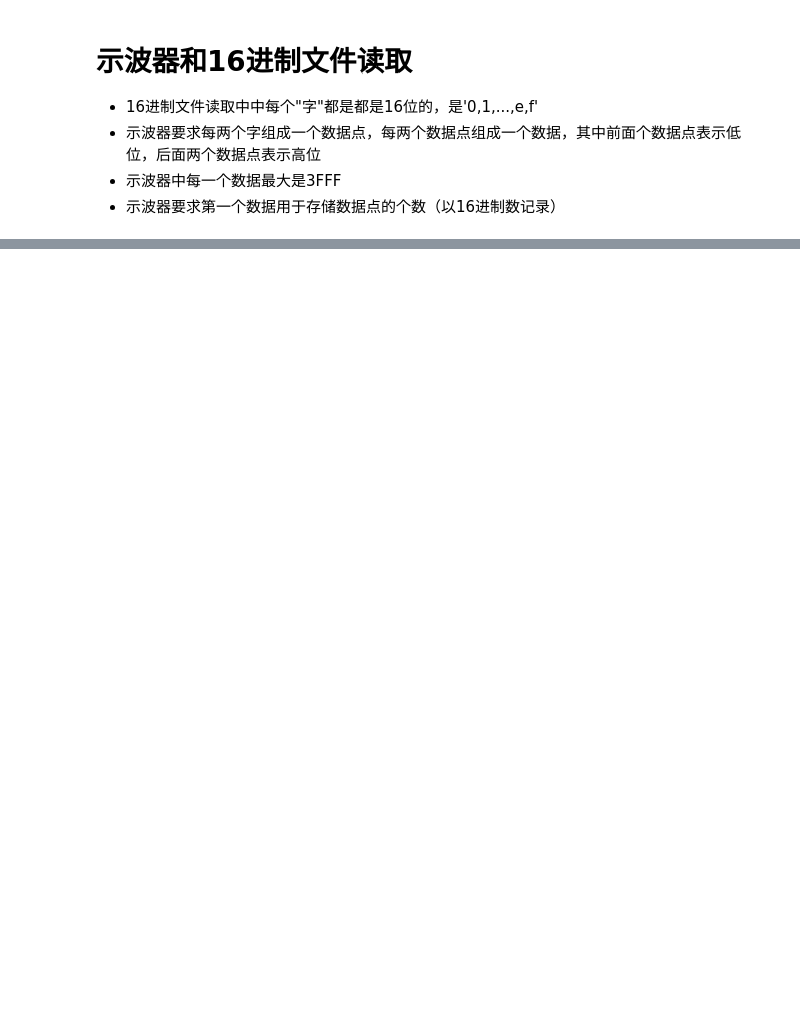
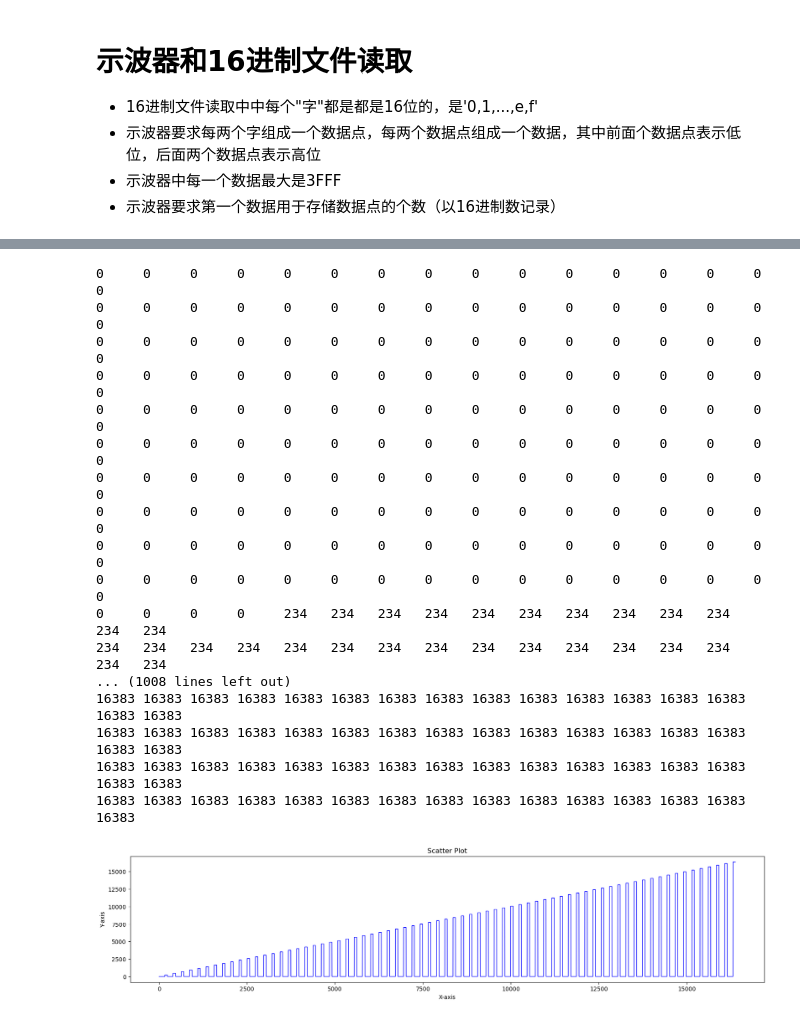
Before and after one commit to Xuanyiyiren/Oscilloscope-waveform-editing, a Jupyter notebook: 波形编辑.ipynb, the cells around one changed output, grey strips where cells are left out. Saved outputs shown, nothing was run; the diff lists cells and outputs as text; code cells hidden in the pictures; blank space fills up the shorter version.

```diff
--- a/波形编辑.ipynb
+++ b/波形编辑.ipynb
@@ -8,14 +8,14 @@ def readraffile(path):                      #读取raf文件，返回文件的
         file_data = file.read()
     return file_data
 
-def printlonglist(data,N=16):
+def printlonglist(data,N=16): #如何输出一个很长的列表
     for i in range(len(data)):
         print(f"{data[i]:<{5}}",end=' ')
         if i%N==(N-1):
             print()
     print()
 
-def show_data(data,num_space=4,num_line=32):#传入的是文件的二进制数据，以16进制展示，由于bytes直接print是ASCII码，所以需要转换比较适合表征波形幅值
+def show_data(data,num_space=4,num_line=32):  #传入的是文件的二进制数据，以16进制展示，由于bytes直接print是ASCII码，所以需要转换比较适合表征波形幅值
     data=data.hex()#将bytes转化为一整个16进制文件
     for i in range(len(data)):
         print(data[i], end='')
@@ -24,17 +24,10 @@ def show_data(data,num_space=4,num_line=32):#传入的是文件的二进制数
         if i % num_line == num_line-1:
             print()
 
-def datatrans(data):                         #传入的是文件的二进制数据，进行示波器和人性的数据转换
-    data=bytearray(data)
-    for i in range(0,len(data),2):
-        data[i],data[i+1]=data[i+1],data[i]
-        # print('===')
-    return data
-
 def datalist_value(data):                    #传入的是文件的二进制数据，返回四个'字'组成的有效数据对应的十六进制整数构成的list，并且去掉了首个表示文件大小的字
     value=[]
     for i in range(2,len(data),2):
-        value.append(data[i+1]+data[i]*16**2)
+        value.append(data[i+1]*16**2+data[i])
         # print('===')
     return value
 
@@ -230,0 +309,26 @@ ff 3f ff 3f ff 3f ff 3f ff 3f ff 3f ff 3f ff 3f ff 3f ff 3f ff 3f ff 3f ff 3f ff
+# %%
+data=readraffile('512steps_zkb_30.raf')
+# data1=datatrans(data)
+# show_data(data)
+data1=datalist_value(data)
+printlonglist(data1)
+plot_line(data1,linewidth=1)
+# %% [output]
+0     0     0     0     0     0     0     0     0     0     0     0     0     0     0     0
+0     0     0     0     0     0     0     0     0     0     0     0     0     0     0     0
+0     0     0     0     0     0     0     0     0     0     0     0     0     0     0     0
+0     0     0     0     0     0     0     0     0     0     0     0     0     0     0     0
+0     0     0     0     0     0     0     0     0     0     0     0     0     0     0     0
+0     0     0     0     0     0     0     0     0     0     0     0     0     0     0     0
+0     0     0     0     0     0     0     0     0     0     0     0     0     0     0     0
+0     0     0     0     0     0     0     0     0     0     0     0     0     0     0     0
+0     0     0     0     0     0     0     0     0     0     0     0     0     0     0     0
+0     0     0     0     0     0     0     0     0     0     0     0     0     0     0     0
+0     0     0     0     234   234   234   234   234   234   234   234   234   234   234   234
+234   234   234   234   234   234   234   234   234   234   234   234   234   234   234   234
+... (1008 lines left out)
+16383 16383 16383 16383 16383 16383 16383 16383 16383 16383 16383 16383 16383 16383 16383 16383
+16383 16383 16383 16383 16383 16383 16383 16383 16383 16383 16383 16383 16383 16383 16383 16383
+16383 16383 16383 16383 16383 16383 16383 16383 16383 16383 16383 16383 16383 16383 16383 16383
+16383 16383 16383 16383 16383 16383 16383 16383 16383 16383 16383 16383 16383 16383 16383
+[figure, added]
```
Also changed, not shown: parts of 6 cells of this notebook.
